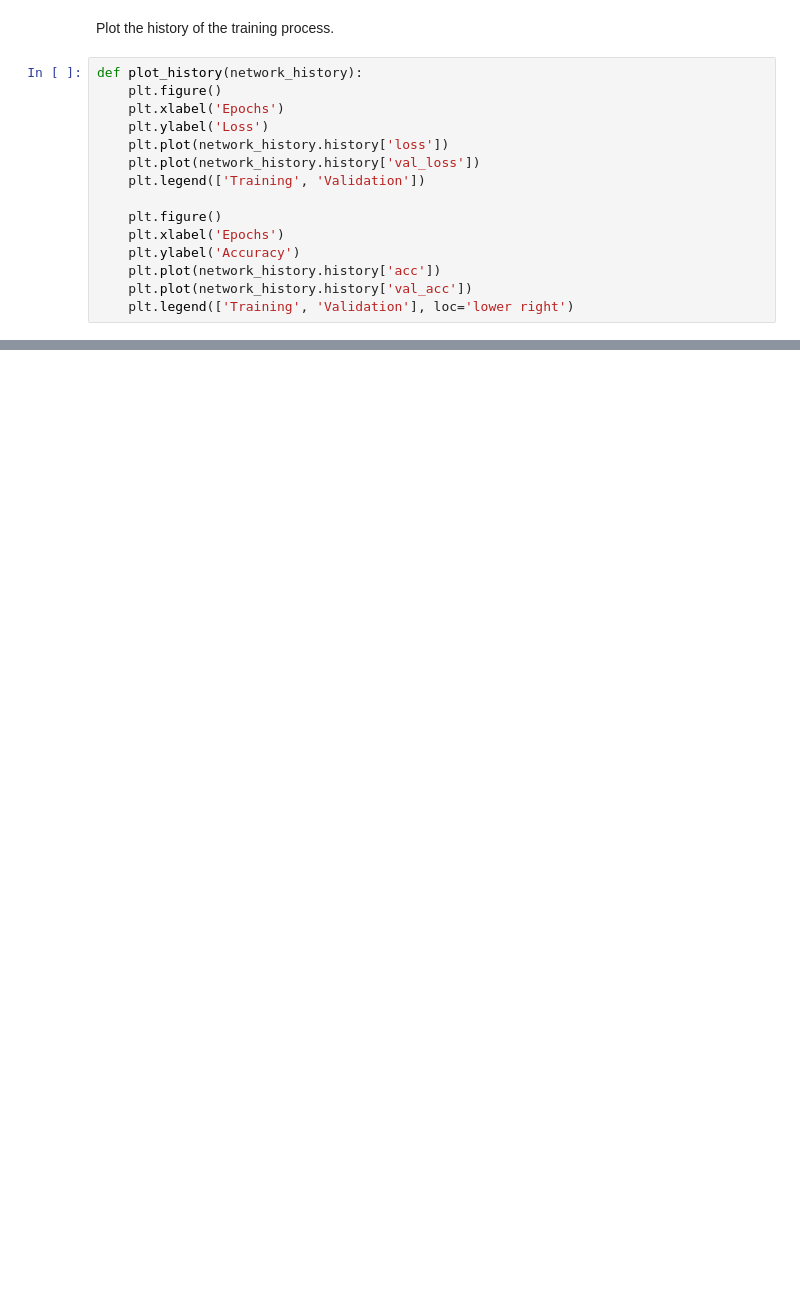
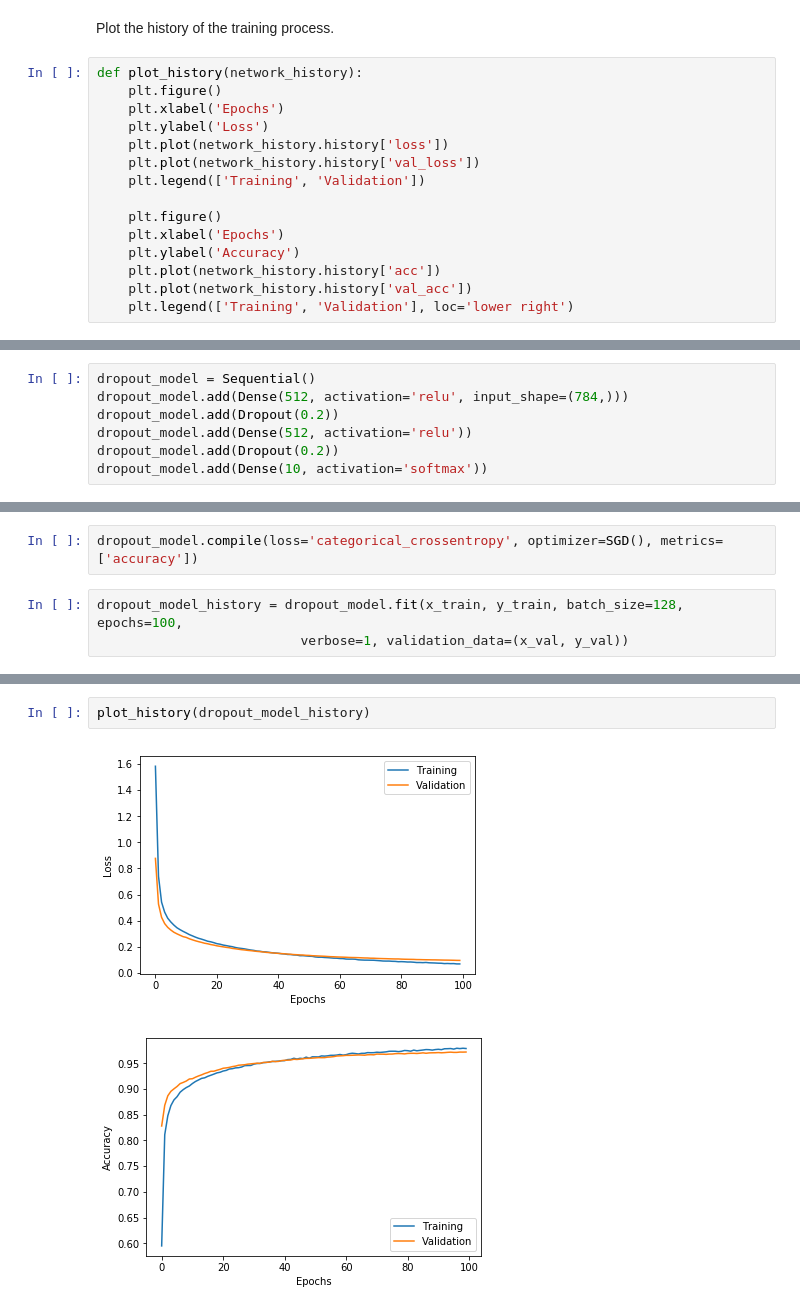
Before and after one commit to gjbex/training-material, a Jupyter notebook: Python/Keras/mnist.ipynb, the cells around one changed output, grey strips where cells are left out. Drawn from its saved outputs; the diff is of its cells as text; blank space fills up the shorter version.

```diff
--- a/Python/Keras/mnist.ipynb
+++ b/Python/Keras/mnist.ipynb
@@ -244,0 +265,7 @@ plot_history(model_history)
+# %%
+dropout_model = Sequential()
+dropout_model.add(Dense(512, activation='relu', input_shape=(784,)))
+dropout_model.add(Dropout(0.2))
+dropout_model.add(Dense(512, activation='relu'))
+dropout_model.add(Dropout(0.2))
+dropout_model.add(Dense(10, activation='softmax'))
@@ -244,0 +292,5 @@ plot_history(model_history)
+# %%
+dropout_model.compile(loss='categorical_crossentropy', optimizer=SGD(), metrics=['accuracy'])
+# %%
+dropout_model_history = dropout_model.fit(x_train, y_train, batch_size=128, epochs=100,
+                          verbose=1, validation_data=(x_val, y_val))
@@ -244,0 +315,5 @@ plot_history(model_history)
+# %%
+plot_history(dropout_model_history)
+# %% [output]
+[figure, added]
+[figure, added]
```
Also changed, not shown: parts of 28 cells of this notebook.
